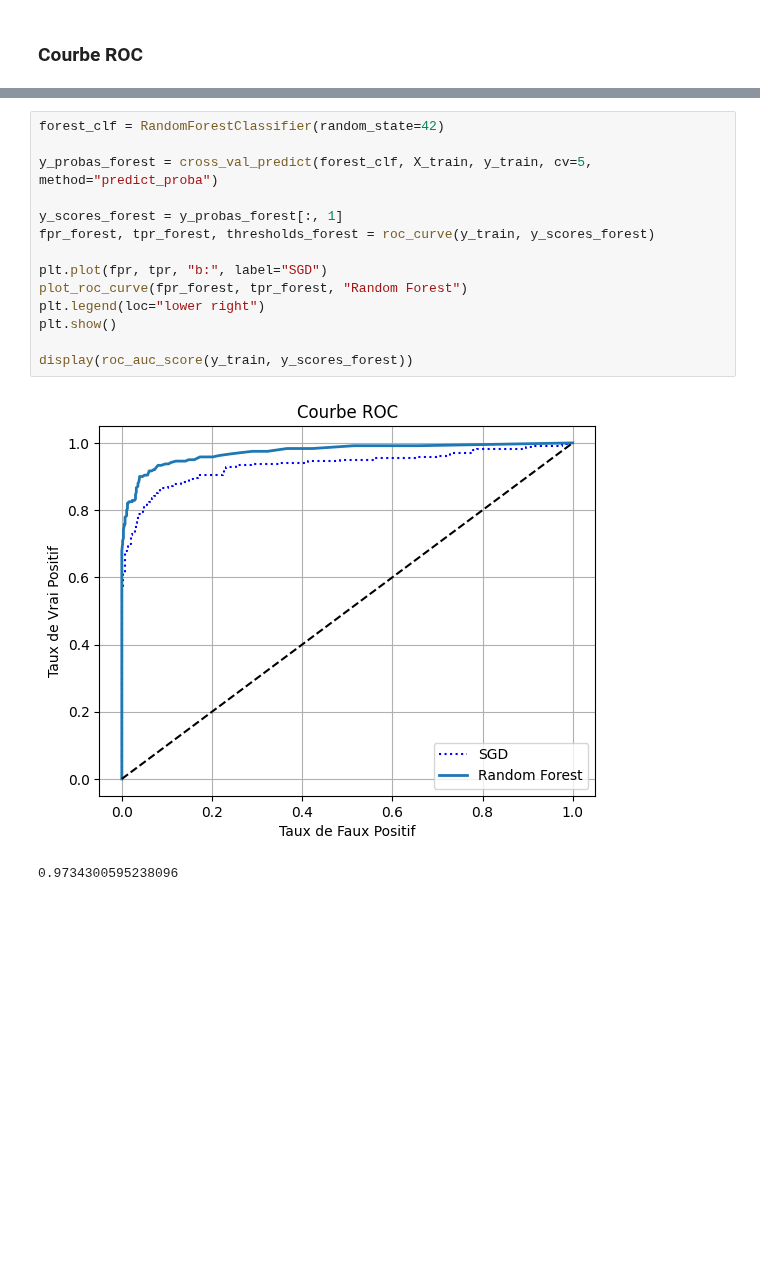
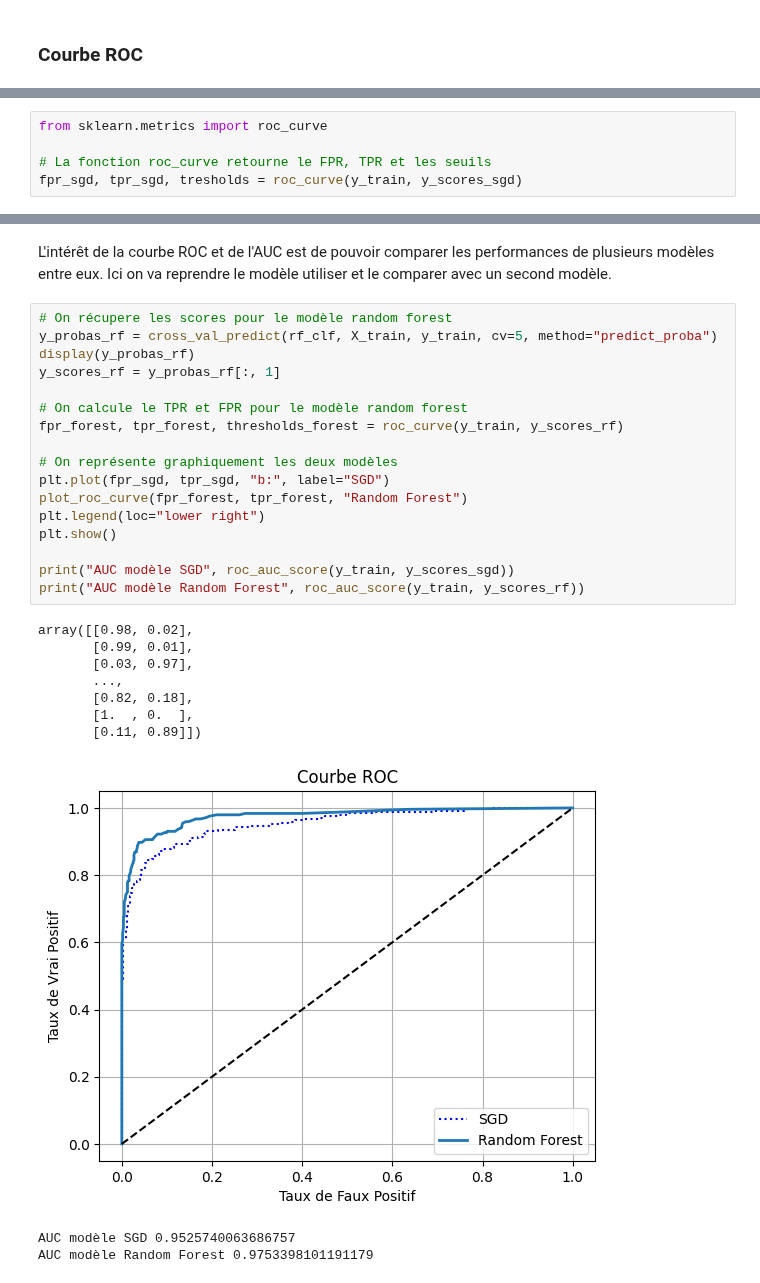
Before and after one commit to ElieLECAS/ML_avance, a Jupyter notebook: roc_auc.ipynb, the cells around one changed output, grey strips where cells are left out. Saved outputs shown, nothing was run; the diff lists cells and outputs as text; blank space fills up the shorter version.

```diff
--- a/roc_auc.ipynb
+++ b/roc_auc.ipynb
@@ -146,0 +164,5 @@ Seuil pour obtenir une precision de 90% :  1.5643506399766398
+# %%
+from sklearn.metrics import roc_curve
+
+# La fonction roc_curve retourne le FPR, TPR et les seuils
+fpr_sgd, tpr_sgd, tresholds = roc_curve(y_train, y_scores_sgd)
@@ -168,17 +196,31 @@ display(roc_auc_score(y_train, y_scores))
+# %% [markdown]
+L'intérêt de la courbe ROC et de l'AUC est de pouvoir comparer les performances de plusieurs modèles entre eux.
+Ici on va reprendre le modèle utiliser et le comparer avec un second modèle.
 # %%
-forest_clf = RandomForestClassifier(random_state=42)
+# On récupere les scores pour le modèle random forest
+y_probas_rf = cross_val_predict(rf_clf, X_train, y_train, cv=5, method="predict_proba")
+display(y_probas_rf)
+y_scores_rf = y_probas_rf[:, 1]
 
-y_probas_forest = cross_val_predict(forest_clf, X_train, y_train, cv=5, method="predict_proba")
+# On calcule le TPR et FPR pour le modèle random forest
+fpr_forest, tpr_forest, thresholds_forest = roc_curve(y_train, y_scores_rf)
 
-y_scores_forest = y_probas_forest[:, 1]
-fpr_forest, tpr_forest, thresholds_forest = roc_curve(y_train, y_scores_forest)
-
-plt.plot(fpr, tpr, "b:", label="SGD")
+# On représente graphiquement les deux modèles
+plt.plot(fpr_sgd, tpr_sgd, "b:", label="SGD")
 plot_roc_curve(fpr_forest, tpr_forest, "Random Forest")
 plt.legend(loc="lower right")
 plt.show()
 
-display(roc_auc_score(y_train, y_scores_forest))
+print("AUC modèle SGD", roc_auc_score(y_train, y_scores_sgd))
+print("AUC modèle Random Forest", roc_auc_score(y_train, y_scores_rf))
 # %% [output]
+array([[0.98, 0.02],
+       [0.99, 0.01],
+       [0.03, 0.97],
+       ...,
+       [0.82, 0.18],
+       [1.  , 0.  ],
+       [0.11, 0.89]])
-[figure, old version]
+[figure, new version]
-0.9734300595238096
+AUC modèle SGD 0.9525740063686757
+AUC modèle Random Forest 0.9753398101191179
```
Also changed, not shown: parts of 17 cells of this notebook.
